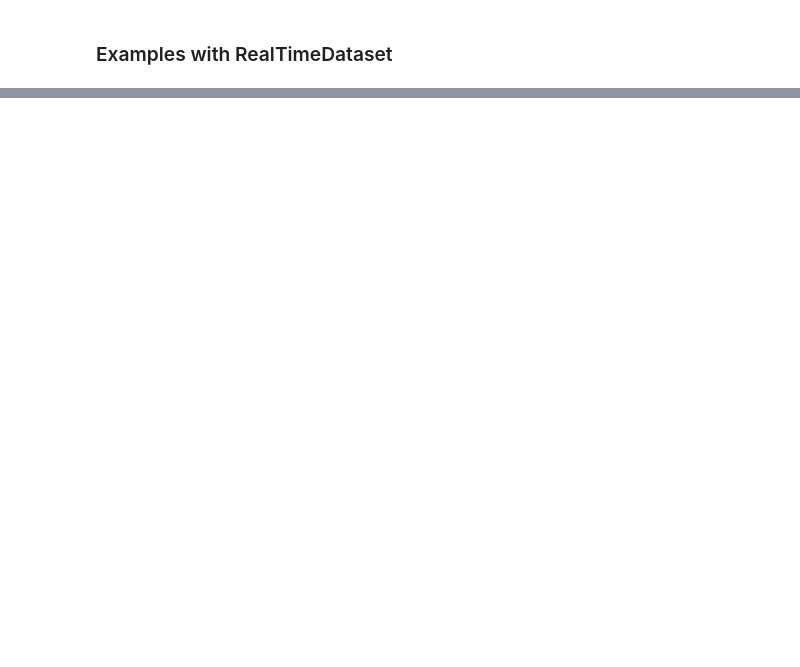
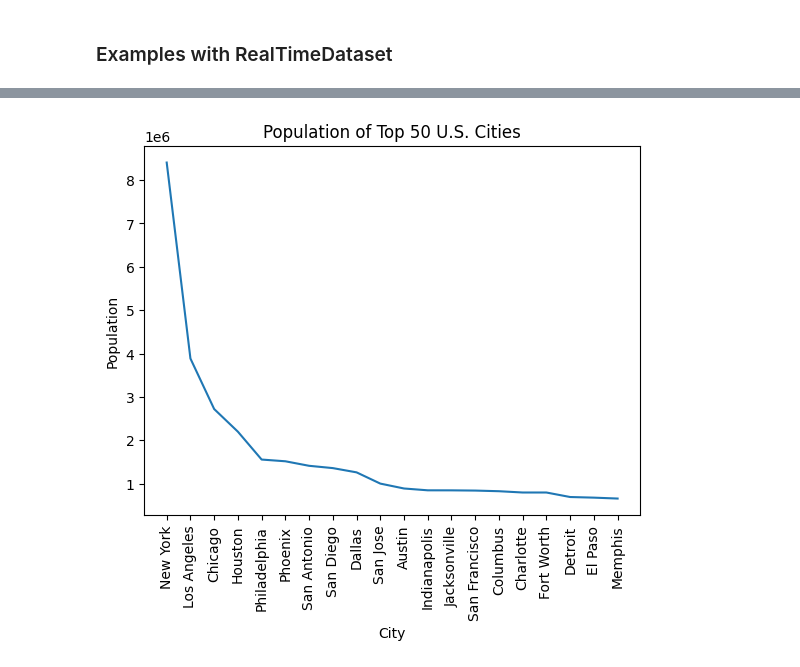
Before and after one commit to anil-k-rajamoni18/PythonLearn, a Jupyter notebook: ADVANCE_CONCEPTS/ML/Matplotlib.ipynb, the cells around one changed output, grey strips where cells are left out. Drawn from its saved outputs; the diff is of its cells as text; code cells hidden in the pictures; blank space fills up the shorter version.

```diff
--- a/ADVANCE_CONCEPTS/ML/Matplotlib.ipynb
+++ b/ADVANCE_CONCEPTS/ML/Matplotlib.ipynb
@@ -310,14 +373,16 @@ data
 # %%
 # Line Plot
 # plot the population of the top 50 cities to visualize the distribution.
 
-top_50 = data.head(50)
+top_50 = data.nlargest(20, 'Population')
 plt.plot(top_50['City'], top_50['Population'])
 plt.xticks(rotation=90)
 plt.xlabel('City')
 plt.ylabel('Population')
 plt.title('Population of Top 50 U.S. Cities')
 plt.show()
+# %% [output]
+[figure, added]
 # %%
 #  Scatter Plot
 # This scatter plot will show the relationship between latitude and longitude of the cities.
```
Also changed, not shown: parts of 24 cells of this notebook, 4 other files.
